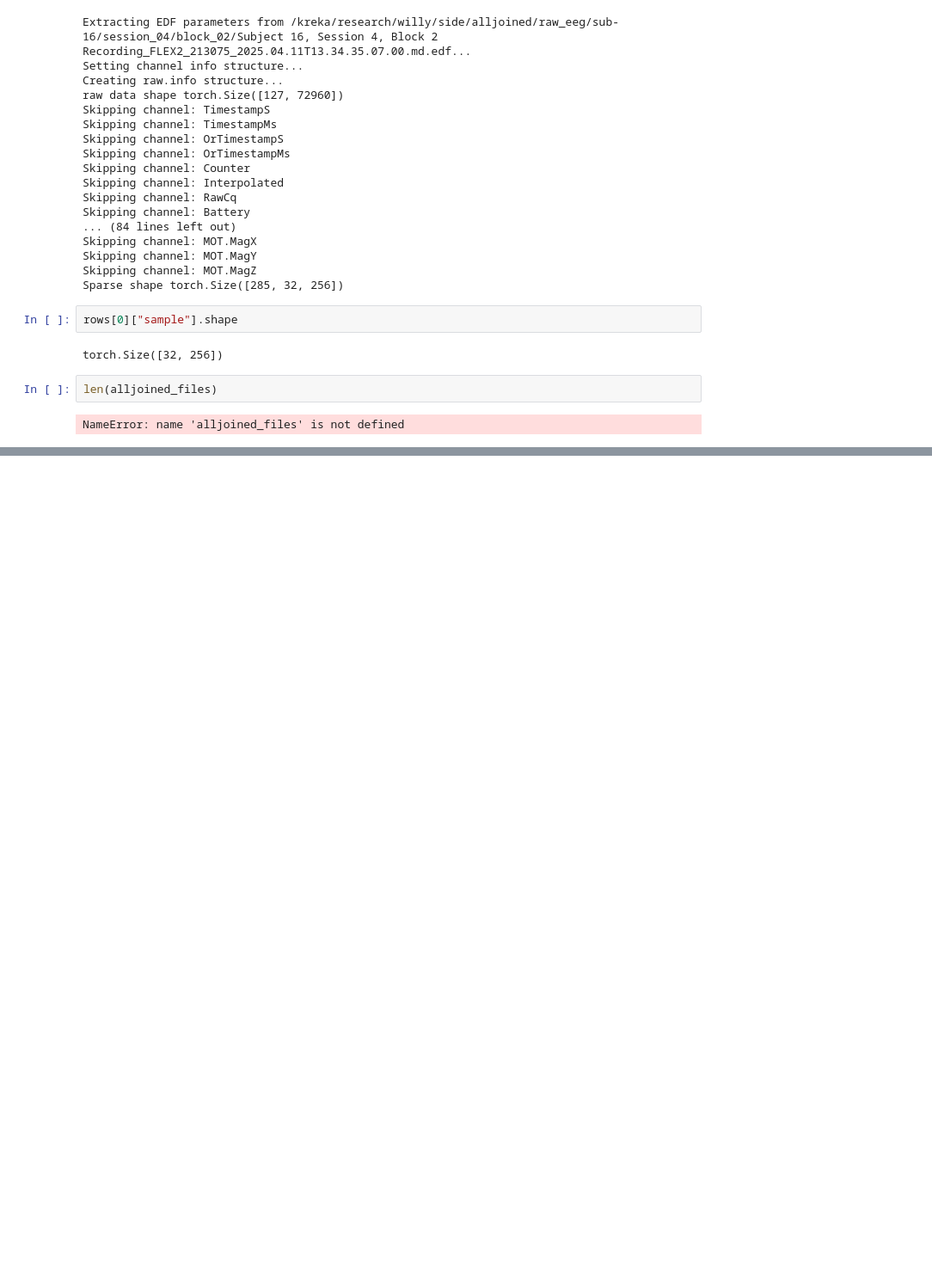
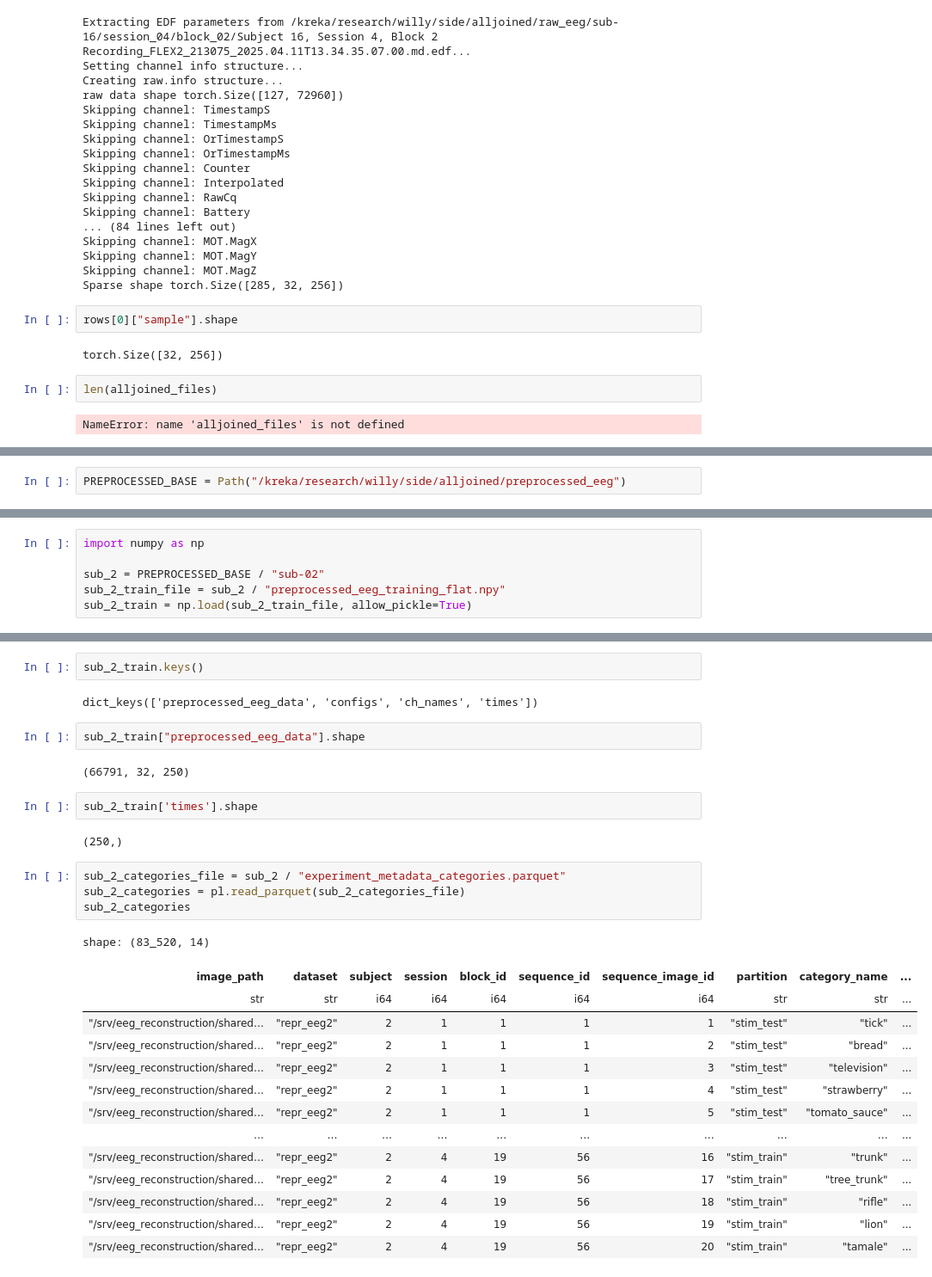
Before and after one commit to ironman5366/brain, a Jupyter notebook: notebooks/explore_alljoined.ipynb, the cells around one changed output, grey strips where cells are left out. Shown at 86% size. Drawn from its saved outputs; the diff is of its cells as text; blank space fills up the shorter version.

```diff
--- a/notebooks/explore_alljoined.ipynb
+++ b/notebooks/explore_alljoined.ipynb
@@ -218,0 +223,2 @@ NameError: name 'alljoined_files' is not defined
+# %%
+PREPROCESSED_BASE = Path("/kreka/research/willy/side/alljoined/preprocessed_eeg")
@@ -218,0 +244,6 @@ NameError: name 'alljoined_files' is not defined
+# %%
+import numpy as np
+
+sub_2 = PREPROCESSED_BASE / "sub-02"
+sub_2_train_file = sub_2 / "preprocessed_eeg_training_flat.npy"
+sub_2_train = np.load(sub_2_train_file, allow_pickle=True)
@@ -218,0 +270,31 @@ NameError: name 'alljoined_files' is not defined
+# %%
+sub_2_train.keys()
+# %% [output]
+dict_keys(['preprocessed_eeg_data', 'configs', 'ch_names', 'times'])
+# %%
+sub_2_train["preprocessed_eeg_data"].shape
+# %% [output]
+(66791, 32, 250)
+# %%
+sub_2_train['times'].shape
+# %% [output]
+(250,)
+# %%
+sub_2_categories_file = sub_2 / "experiment_metadata_categories.parquet"
+sub_2_categories = pl.read_parquet(sub_2_categories_file)
+sub_2_categories
+# %% [output]
+shape: (83_520, 14)
+| image_path | dataset | subject | session | block_id | sequence_id | sequence_image_id | partition | category_name | ... |
+| str | str | i64 | i64 | i64 | i64 | i64 | str | str | ... |
+| "/srv/eeg_reconstruction/shared… | "repr_eeg2" | 2 | 1 | 1 | 1 | 1 | "stim_test" | "tick" | ... |
+| "/srv/eeg_reconstruction/shared… | "repr_eeg2" | 2 | 1 | 1 | 1 | 2 | "stim_test" | "bread" | ... |
+| "/srv/eeg_reconstruction/shared… | "repr_eeg2" | 2 | 1 | 1 | 1 | 3 | "stim_test" | "television" | ... |
+| "/srv/eeg_reconstruction/shared… | "repr_eeg2" | 2 | 1 | 1 | 1 | 4 | "stim_test" | "strawberry" | ... |
+| "/srv/eeg_reconstruction/shared… | "repr_eeg2" | 2 | 1 | 1 | 1 | 5 | "stim_test" | "tomato_sauce" | ... |
+| … | … | … | … | … | … | … | … | … | ... |
+| "/srv/eeg_reconstruction/shared… | "repr_eeg2" | 2 | 4 | 19 | 56 | 16 | "stim_train" | "trunk" | ... |
+| "/srv/eeg_reconstruction/shared… | "repr_eeg2" | 2 | 4 | 19 | 56 | 17 | "stim_train" | "tree_trunk" | ... |
+| "/srv/eeg_reconstruction/shared… | "repr_eeg2" | 2 | 4 | 19 | 56 | 18 | "stim_train" | "rifle" | ... |
+| "/srv/eeg_reconstruction/shared… | "repr_eeg2" | 2 | 4 | 19 | 56 | 19 | "stim_train" | "lion" | ... |
+| "/srv/eeg_reconstruction/shared… | "repr_eeg2" | 2 | 4 | 19 | 56 | 20 | "stim_train" | "tamale" | ... |
```
Also changed, not shown: parts of 18 cells of this notebook, 10 other files.
